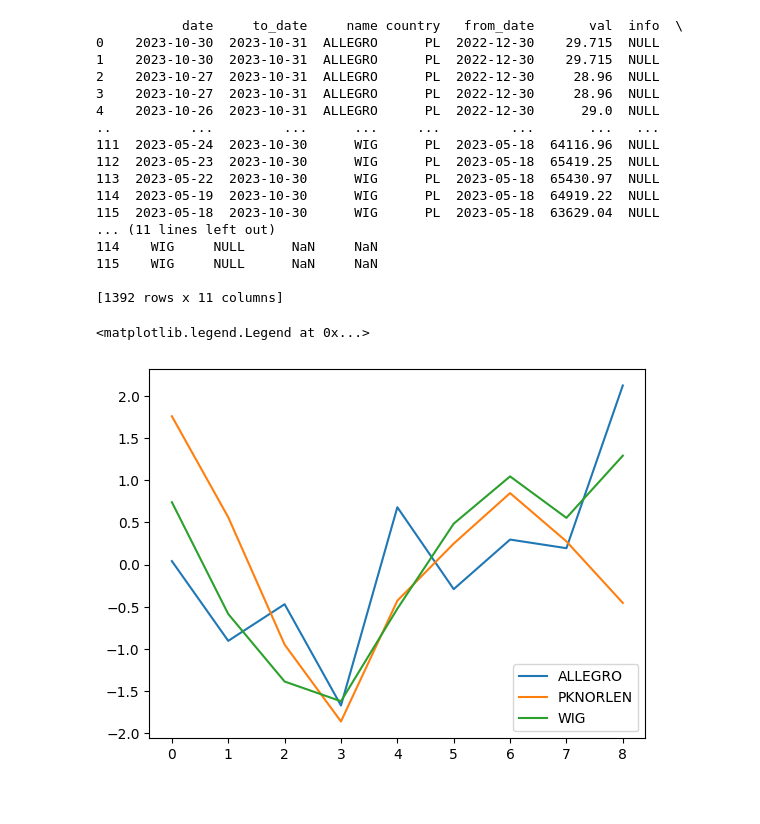
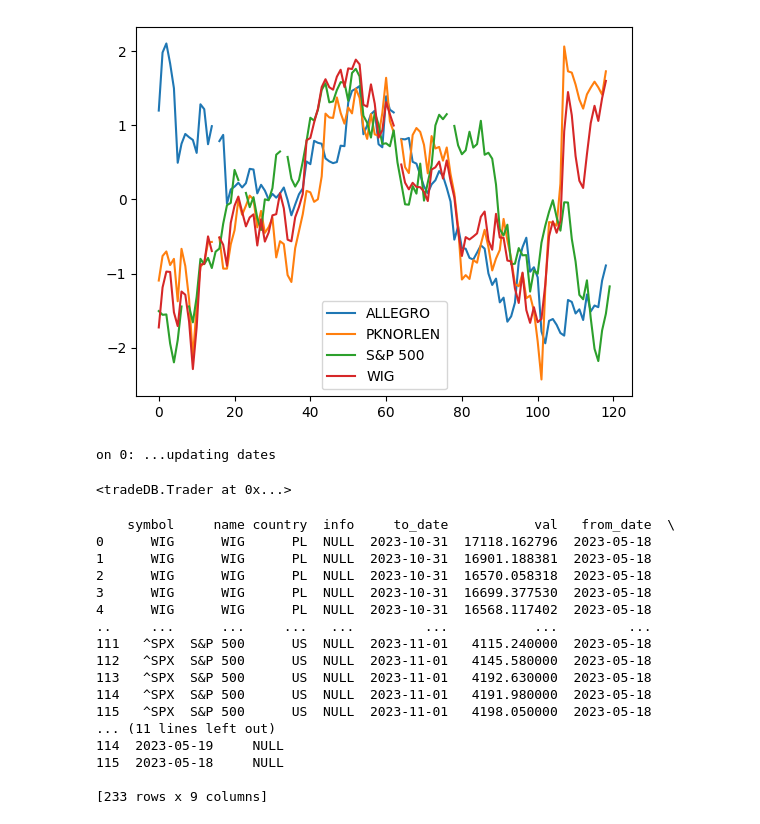
Before and after one commit to zielaskowski/tradeDB, a Jupyter notebook: dev/stooq.ipynb, the cells around one changed output. Cells and saved outputs as stored; diff of their text form; code cells hidden in the pictures.

Commit message:
captcha GUI, working correct on EU and US indexes

```diff
--- a/dev/stooq.ipynb
+++ b/dev/stooq.ipynb
@@ -45,20 +99,30 @@ ale.pivot()
+# %%
+ale.plot()
+# %% [output]
+[figure, added]
+# %%
+wig.get(tab='index',symbol='wig', currency='usd')
+wig+sp
+# %% [output]
+on 0: ...updating dates
+<tradeDB.Trader at 0x...>
 # %%
-print(ale)
+print(wig)
 # %% [output]
-           date     to_date     name country   from_date       val  info  \
-0    2023-10-30  2023-10-31  ALLEGRO      PL  2022-12-30    29.715  NULL
-1    2023-10-30  2023-10-31  ALLEGRO      PL  2022-12-30    29.715  NULL
-2    2023-10-27  2023-10-31  ALLEGRO      PL  2022-12-30     28.96  NULL
-3    2023-10-27  2023-10-31  ALLEGRO      PL  2022-12-30     28.96  NULL
-4    2023-10-26  2023-10-31  ALLEGRO      PL  2022-12-30      29.0  NULL
-..          ...         ...      ...     ...         ...       ...   ...
-111  2023-05-24  2023-10-30      WIG      PL  2023-05-18  64116.96  NULL
-112  2023-05-23  2023-10-30      WIG      PL  2023-05-18  65419.25  NULL
-113  2023-05-22  2023-10-30      WIG      PL  2023-05-18  65430.97  NULL
-114  2023-05-19  2023-10-30      WIG      PL  2023-05-18  64919.22  NULL
-115  2023-05-18  2023-10-30      WIG      PL  2023-05-18  63629.04  NULL
+    symbol     name country  info     to_date           val   from_date  \
+0      WIG      WIG      PL  NULL  2023-10-31  17118.162796  2023-05-18
+1      WIG      WIG      PL  NULL  2023-10-31  16901.188381  2023-05-18
+2      WIG      WIG      PL  NULL  2023-10-31  16570.058318  2023-05-18
+3      WIG      WIG      PL  NULL  2023-10-31  16699.377530  2023-05-18
+4      WIG      WIG      PL  NULL  2023-10-31  16568.117402  2023-05-18
+..     ...      ...     ...   ...         ...           ...         ...
+111   ^SPX  S&P 500      US  NULL  2023-11-01   4115.240000  2023-05-18
+112   ^SPX  S&P 500      US  NULL  2023-11-01   4145.580000  2023-05-18
+113   ^SPX  S&P 500      US  NULL  2023-11-01   4192.630000  2023-05-18
+114   ^SPX  S&P 500      US  NULL  2023-11-01   4191.980000  2023-05-18
+115   ^SPX  S&P 500      US  NULL  2023-11-01   4198.050000  2023-05-18
 ... (11 lines left out)
-114    WIG     NULL      NaN     NaN
-115    WIG     NULL      NaN     NaN
+114  2023-05-19     NULL
+115  2023-05-18     NULL
 
-[1392 rows x 11 columns]
+[233 rows x 9 columns]
@@ -68,9 +128,0 @@ dnp=d.to_numpy()
-# %%
-dnp_scale = prep.StandardScaler().fit_transform(dnp)
-fig,ax=plt.subplots()
-for i in range(len(dnp_scale[0])):
-    ax.plot(dnp_scale[:,i],label=d.columns[i])
-ax.legend()
-# %% [output]
-<matplotlib.legend.Legend at 0x...>
-[figure, removed]
```
Also changed, not shown: parts of 15 cells of this notebook, 6 other files.
